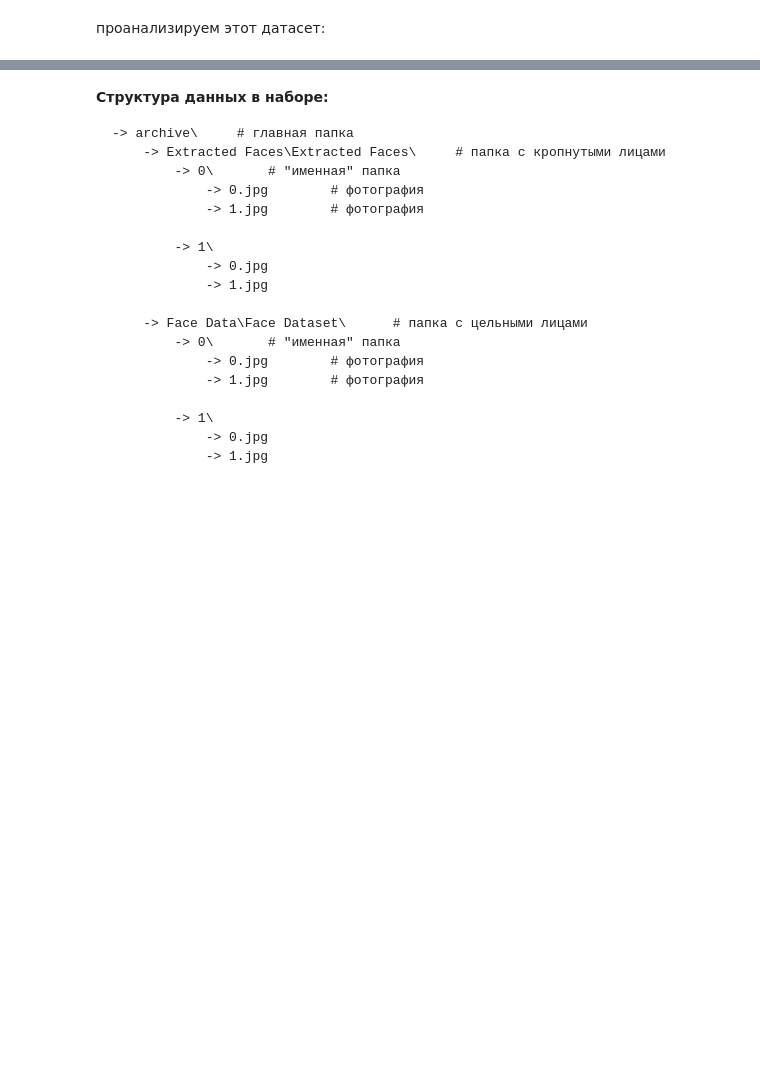
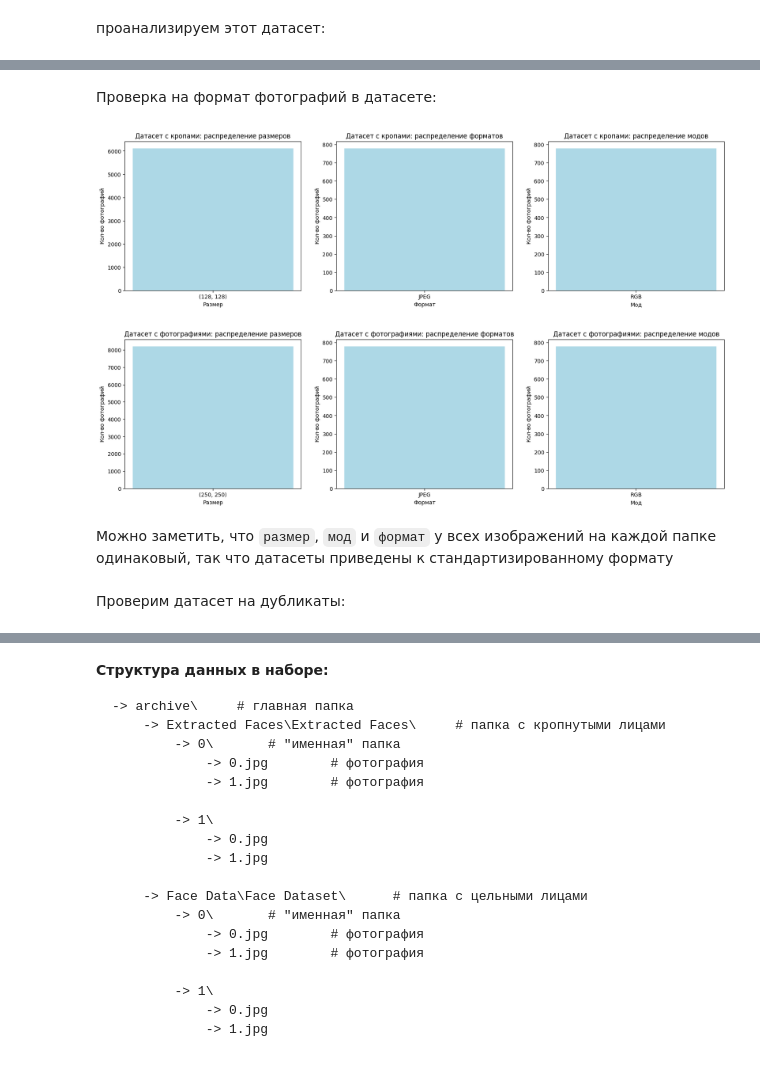
Before and after one commit to Rainfue/face_recognitionV2, a Jupyter notebook: Module1/Report_M1.ipynb, the cells around one changed output, grey strips where cells are left out. Cells and saved outputs as stored; diff of their text form; code cells hidden in the pictures; blank space fills up the shorter version.

```diff
--- a/Module1/Report_M1.ipynb
+++ b/Module1/Report_M1.ipynb
@@ -141,0 +166,64 @@ NameError: name 'name' is not defined
+# %% [markdown]
+Проверка на формат фотографий в датасете:
+# %%
+# проходимся по каждому датасету
+for i in range(len(datas)):
+    # получаем путь к датасету
+    data = datas[i]
+
+    # словари для статистики
+    mode_stats = defaultdict(int)
+    size_stats = defaultdict(int)
+    format_stats = defaultdict(int)
+    # проходимся по каждой папке
+    for folder in tqdm(os.listdir(datas[i]), desc=f'{data_names[i]}: анализ..', unit='folder'):
+        # путь к папке
+        folder_path = os.path.join(datas[i], folder)
+        # проходимся по каждой фотографии в папке
+        for img in os.listdir(folder_path):
+            # путь к фотографии
+            img_path = os.path.join(folder_path, img)
+            # открываем фотографию испльзуя pillow
+            img = Image.open(img_path)
+            # обновляем словари
+            size_stats[f'{img.size}']+=1
+            format_stats[img.format]+=1
+            mode_stats[img.mode]+=1
+
+    # разбиваем график на несколько
+    fig, ax = plt.subplots(1,3,figsize=(20,5))
+    # парсим получившийся словарь
+    counts = size_stats.values()
+    size = size_stats.keys()
+    # визуализируем результат
+    ax[0].bar(size, counts, color='lightblue')
+    ax[0].set_title(f'{data_names[i]}: распределение размеров')
+    ax[0].set_xlabel('Размер')
+    ax[0].set_ylabel('Кол-во фотографий')
+
+    # парсим получившийся словарь
+    counts = value_stats.values()
+    format_ = format_stats.keys()
+    # визуализируем результат
+    ax[1].bar(format_, counts, color='lightblue')
+    ax[1].set_title(f'{data_names[i]}: распределение форматов')
+    ax[1].set_xlabel('Формат')
+    ax[1].set_ylabel('Кол-во фотографий')
+
+    # парсим получившийся словарь
+    counts = value_stats.values()
+    mode = mode_stats.keys()
+    # визуализируем результат
+    ax[2].bar(mode, counts, color='lightblue')
+    ax[2].set_title(f'{data_names[i]}: распределение модов')
+    ax[2].set_xlabel('Мод')
+    ax[2].set_ylabel('Кол-во фотографий')
+
+    plt.show()
+# %% [output]
+[figure, added]
+[figure, added]
+# %% [markdown]
+Можно заметить, что `размер`, `мод` и `формат` у всех изображений на каждой папке одинаковый, так что датасеты приведены к стандартизированному формату
+# %% [markdown]
+Проверим датасет на дубликаты:
```
Also changed, not shown: parts of 8 cells of this notebook.
